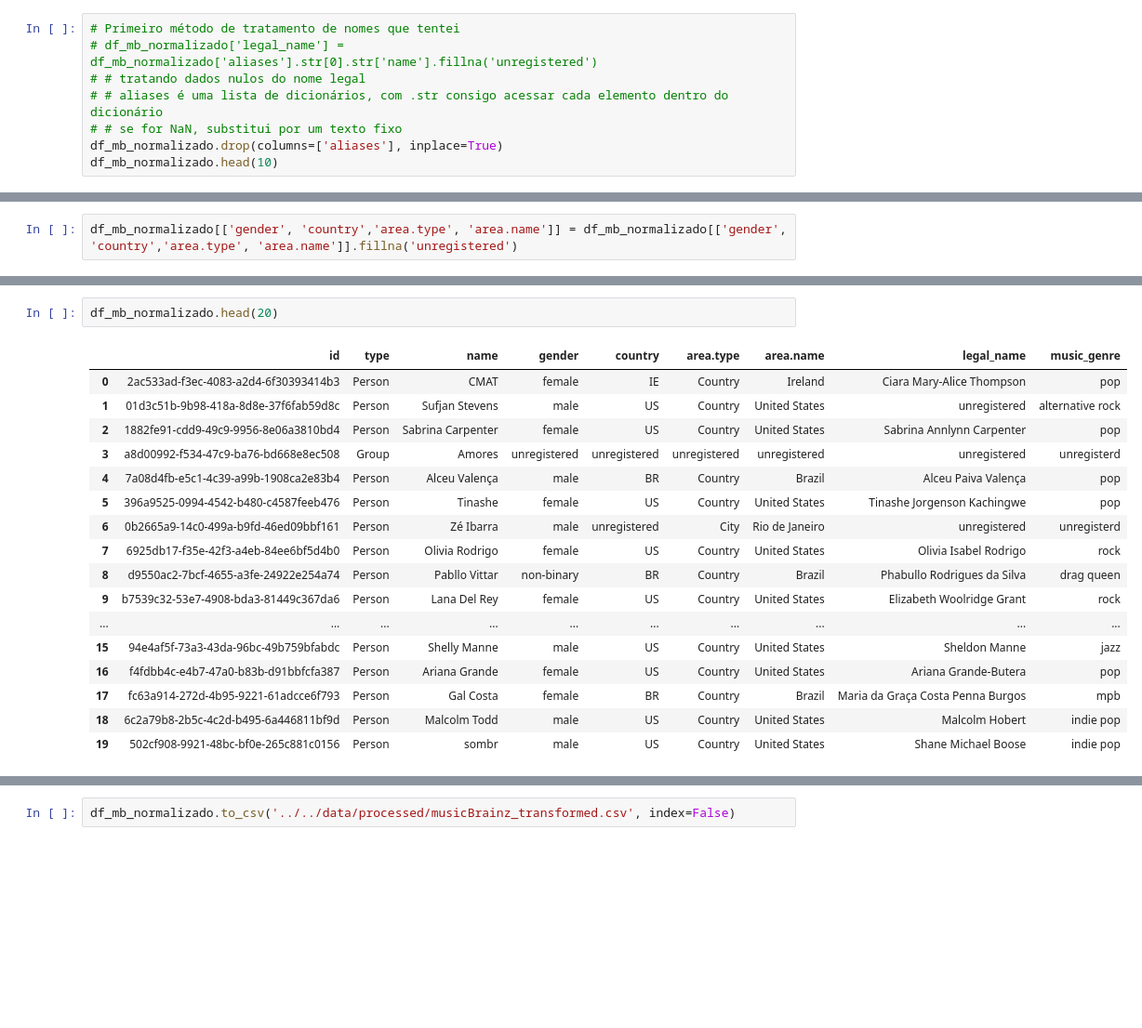
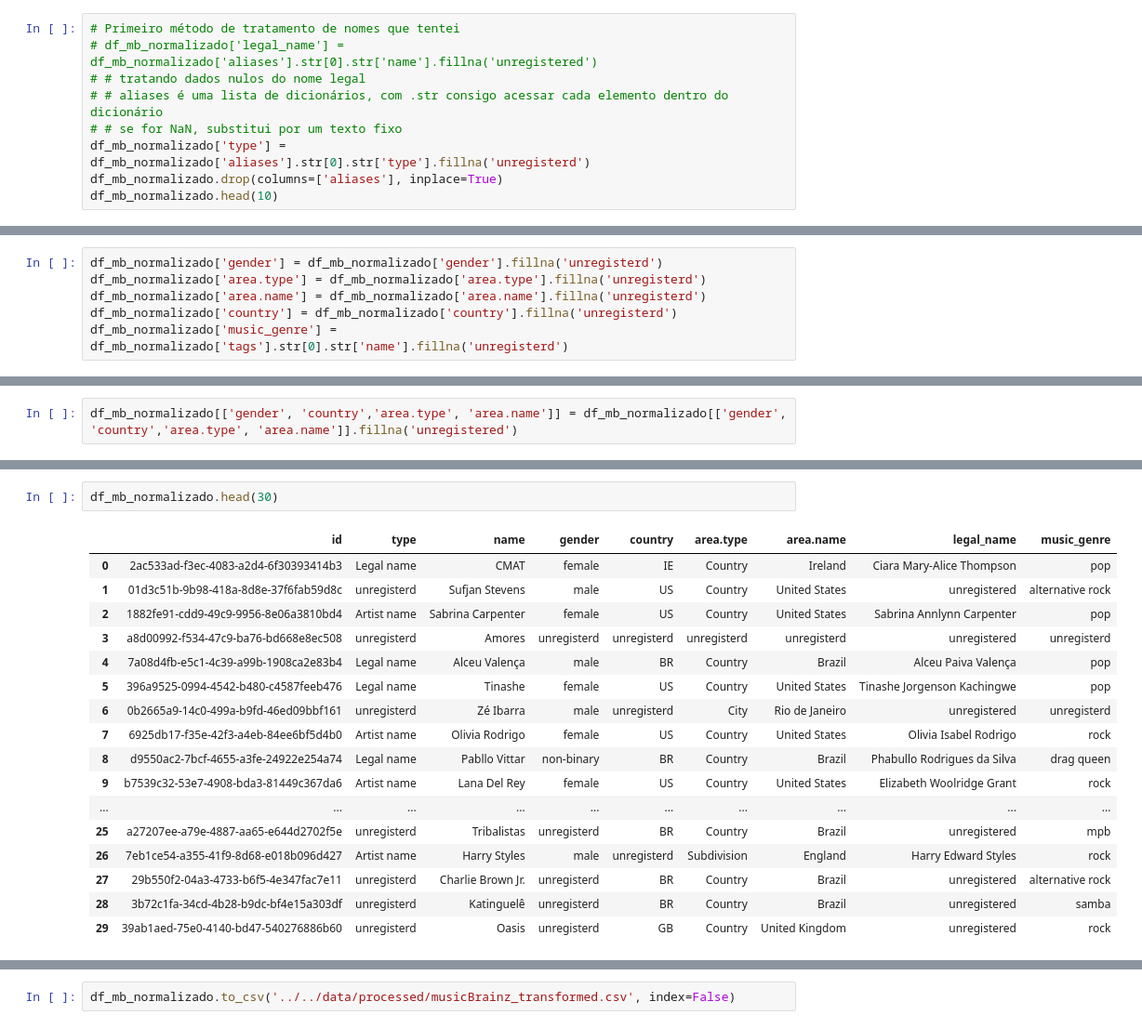
Before and after one commit to Brendalu2005/music-data-analysis, a Jupyter notebook: notebooks/transform/transform_musicbrainz.ipynb, the cells around one changed output, grey strips where cells are left out. Shown at 93% size. Drawn from its saved outputs; the diff is of its cells as text; blank space fills up the shorter version.

```diff
--- a/notebooks/transform/transform_musicbrainz.ipynb
+++ b/notebooks/transform/transform_musicbrainz.ipynb
@@ -133,6 +133,7 @@ df_mb_normalizado.head(5)
 # # tratando dados nulos do nome legal
 # # aliases é uma lista de dicionários, com .str consigo acessar cada elemento dentro do dicionário
 # # se for NaN, substitui por um texto fixo
+df_mb_normalizado['type'] = df_mb_normalizado['aliases'].str[0].str['type'].fillna('unregisterd')
 df_mb_normalizado.drop(columns=['aliases'], inplace=True)
 df_mb_normalizado.head(10)
 # %% [output]
@@ -166,3 +167,9 @@ df_mb_normalizado.isna()
+# %%
+df_mb_normalizado['gender'] = df_mb_normalizado['gender'].fillna('unregisterd')
+df_mb_normalizado['area.type'] = df_mb_normalizado['area.type'].fillna('unregisterd')
+df_mb_normalizado['area.name'] = df_mb_normalizado['area.name'].fillna('unregisterd')
+df_mb_normalizado['country'] = df_mb_normalizado['country'].fillna('unregisterd')
+df_mb_normalizado['music_genre'] = df_mb_normalizado['tags'].str[0].str['name'].fillna('unregisterd')
 # %%
 df_mb_normalizado['tags']
 # %% [output]
@@ -261,20 +266,20 @@ df_mb_normalizado.isna()
 # %%
-df_mb_normalizado.head(20)
+df_mb_normalizado.head(30)
 # %% [output]
 |  | id | type | name | gender | country | area.type | area.name | legal_name | music_genre |
-| 0 | 2ac533ad-f3ec-4083-a2d4-6f30393414b3 | Person | CMAT | female | IE | Country | Ireland | Ciara Mary-Alice Thompson | pop |
-| 1 | 01d3c51b-9b98-418a-8d8e-37f6fab59d8c | Person | Sufjan Stevens | male | US | Country | United States | unregistered | alternative rock |
-| 2 | 1882fe91-cdd9-49c9-9956-8e06a3810bd4 | Person | Sabrina Carpenter | female | US | Country | United States | Sabrina Annlynn Carpenter | pop |
-| 3 | a8d00992-f534-47c9-ba76-bd668e8ec508 | Group | Amores | unregistered | unregistered | unregistered | unregistered | unregistered | unregisterd |
-| 4 | 7a08d4fb-e5c1-4c39-a99b-1908ca2e83b4 | Person | Alceu Valença | male | BR | Country | Brazil | Alceu Paiva Valença | pop |
-| 5 | 396a9525-0994-4542-b480-c4587feeb476 | Person | Tinashe | female | US | Country | United States | Tinashe Jorgenson Kachingwe | pop |
-| 6 | 0b2665a9-14c0-499a-b9fd-46ed09bbf161 | Person | Zé Ibarra | male | unregistered | City | Rio de Janeiro | unregistered | unregisterd |
-| 7 | 6925db17-f35e-42f3-a4eb-84ee6bf5d4b0 | Person | Olivia Rodrigo | female | US | Country | United States | Olivia Isabel Rodrigo | rock |
-| 8 | d9550ac2-7bcf-4655-a3fe-24922e254a74 | Person | Pabllo Vittar | non-binary | BR | Country | Brazil | Phabullo Rodrigues da Silva | drag queen |
-| 9 | b7539c32-53e7-4908-bda3-81449c367da6 | Person | Lana Del Rey | female | US | Country | United States | Elizabeth Woolridge Grant | rock |
+| 0 | 2ac533ad-f3ec-4083-a2d4-6f30393414b3 | Legal name | CMAT | female | IE | Country | Ireland | Ciara Mary-Alice Thompson | pop |
+| 1 | 01d3c51b-9b98-418a-8d8e-37f6fab59d8c | unregisterd | Sufjan Stevens | male | US | Country | United States | unregistered | alternative rock |
+| 2 | 1882fe91-cdd9-49c9-9956-8e06a3810bd4 | Artist name | Sabrina Carpenter | female | US | Country | United States | Sabrina Annlynn Carpenter | pop |
+| 3 | a8d00992-f534-47c9-ba76-bd668e8ec508 | unregisterd | Amores | unregisterd | unregisterd | unregisterd | unregisterd | unregistered | unregisterd |
+| 4 | 7a08d4fb-e5c1-4c39-a99b-1908ca2e83b4 | Legal name | Alceu Valença | male | BR | Country | Brazil | Alceu Paiva Valença | pop |
+| 5 | 396a9525-0994-4542-b480-c4587feeb476 | Legal name | Tinashe | female | US | Country | United States | Tinashe Jorgenson Kachingwe | pop |
+| 6 | 0b2665a9-14c0-499a-b9fd-46ed09bbf161 | unregisterd | Zé Ibarra | male | unregisterd | City | Rio de Janeiro | unregistered | unregisterd |
+| 7 | 6925db17-f35e-42f3-a4eb-84ee6bf5d4b0 | Artist name | Olivia Rodrigo | female | US | Country | United States | Olivia Isabel Rodrigo | rock |
+| 8 | d9550ac2-7bcf-4655-a3fe-24922e254a74 | Legal name | Pabllo Vittar | non-binary | BR | Country | Brazil | Phabullo Rodrigues da Silva | drag queen |
+| 9 | b7539c32-53e7-4908-bda3-81449c367da6 | Artist name | Lana Del Rey | female | US | Country | United States | Elizabeth Woolridge Grant | rock |
 | ... | ... | ... | ... | ... | ... | ... | ... | ... | ... |
-| 15 | 94e4af5f-73a3-43da-96bc-49b759bfabdc | Person | Shelly Manne | male | US | Country | United States | Sheldon Manne | jazz |
-| 16 | f4fdbb4c-e4b7-47a0-b83b-d91bbfcfa387 | Person | Ariana Grande | female | US | Country | United States | Ariana Grande-Butera | pop |
-| 17 | fc63a914-272d-4b95-9221-61adcce6f793 | Person | Gal Costa | female | BR | Country | Brazil | Maria da Graça Costa Penna Burgos | mpb |
-| 18 | 6c2a79b8-2b5c-4c2d-b495-6a446811bf9d | Person | Malcolm Todd | male | US | Country | United States | Malcolm Hobert | indie pop |
-| 19 | 502cf908-9921-48bc-bf0e-265c881c0156 | Person | sombr | male | US | Country | United States | Shane Michael Boose | indie pop |
+| 25 | a27207ee-a79e-4887-aa65-e644d2702f5e | unregisterd | Tribalistas | unregisterd | BR | Country | Brazil | unregistered | mpb |
+| 26 | 7eb1ce54-a355-41f9-8d68-e018b096d427 | Artist name | Harry Styles | male | unregisterd | Subdivision | England | Harry Edward Styles | rock |
+| 27 | 29b550f2-04a3-4733-b6f5-4e347fac7e11 | unregisterd | Charlie Brown Jr. | unregisterd | BR | Country | Brazil | unregistered | alternative rock |
+| 28 | 3b72c1fa-34cd-4b28-b9dc-bf4e15a303df | unregisterd | Katinguelê | unregisterd | BR | Country | Brazil | unregistered | samba |
+| 29 | 39ab1aed-75e0-4140-bd47-540276886b60 | unregisterd | Oasis | unregisterd | GB | Country | United Kingdom | unregistered | rock |
```
Also changed, not shown: parts of 10 cells of this notebook, 5 other files.
